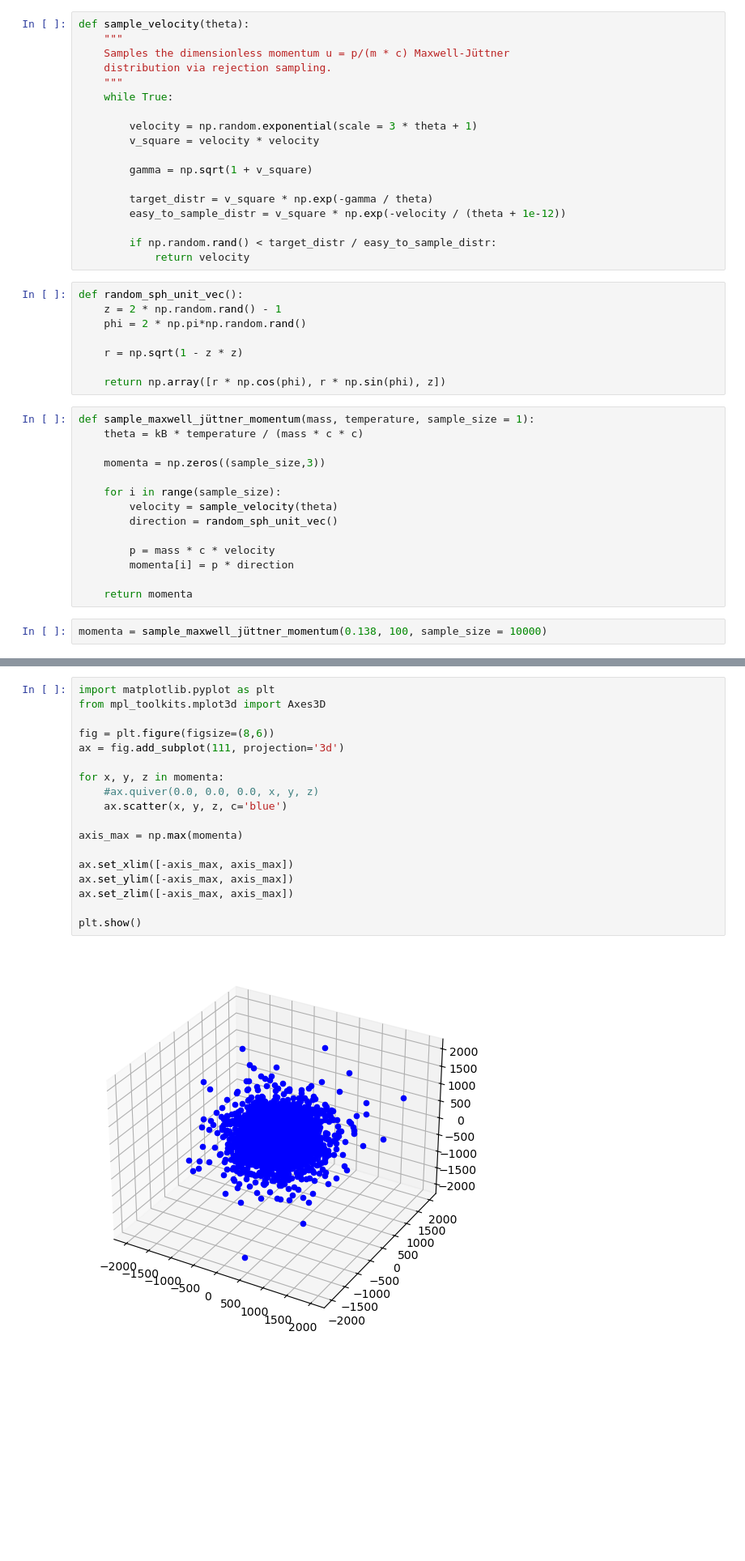
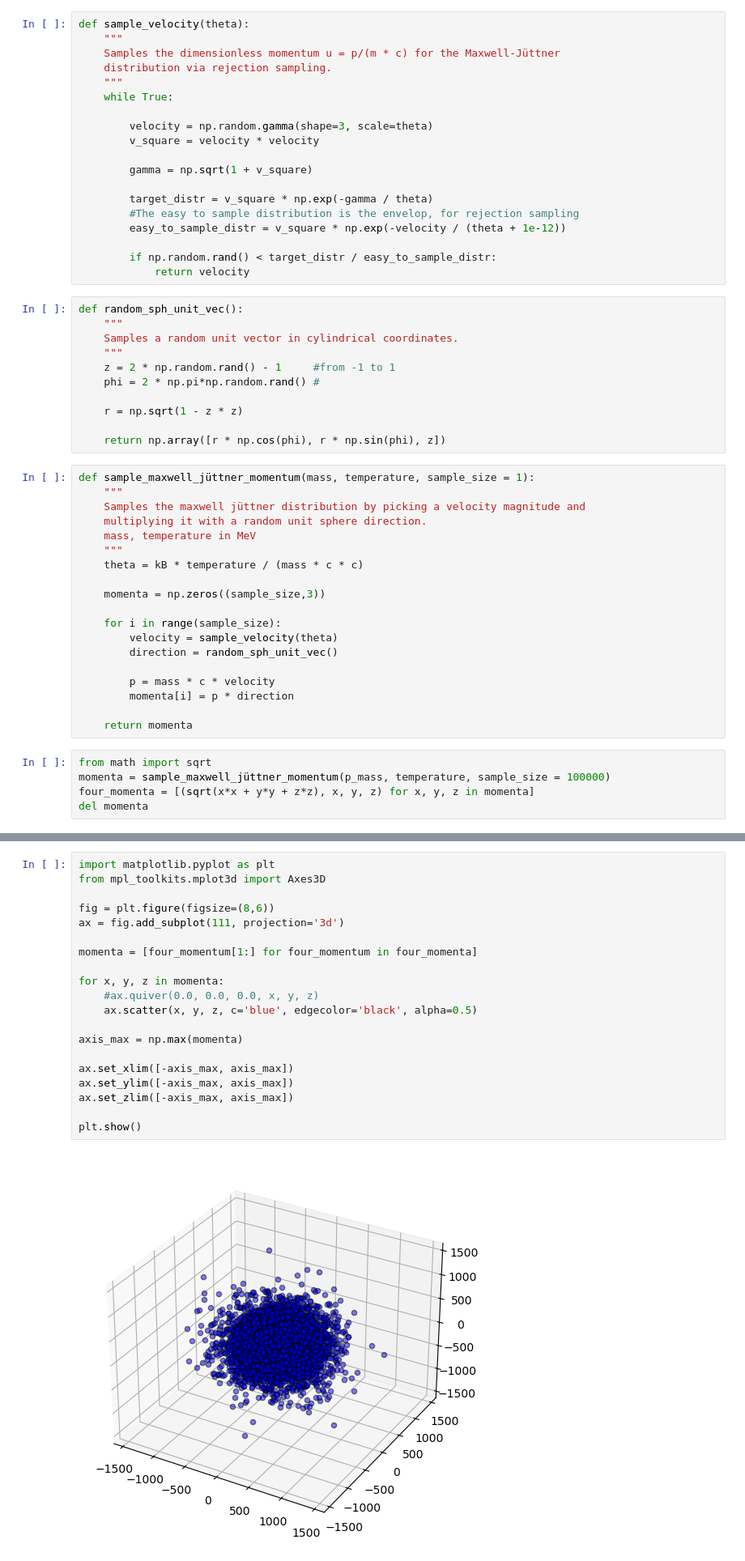
Before and after one commit to tcfuele/distribution_finder, a Jupyter notebook: data_creation_concept.ipynb, the cells around one changed output, grey strips where cells are left out. Shown at 81% size. Saved outputs shown, nothing was run; the diff lists cells and outputs as text; blank space fills up the shorter version.

```diff
--- a/data_creation_concept.ipynb
+++ b/data_creation_concept.ipynb
@@ -6,31 +28,40 @@ kB = 1
 # %%
 def sample_velocity(theta):
     """
-    Samples the dimensionless momentum u = p/(m * c) Maxwell-Jüttner
+    Samples the dimensionless momentum u = p/(m * c) for the Maxwell-Jüttner
     distribution via rejection sampling.
     """
     while True:
 
-        velocity = np.random.exponential(scale = 3 * theta + 1)
+        velocity = np.random.gamma(shape=3, scale=theta)
         v_square = velocity * velocity
 
         gamma = np.sqrt(1 + v_square)
 
         target_distr = v_square * np.exp(-gamma / theta)
+        #The easy to sample distribution is the envelop, for rejection sampling
         easy_to_sample_distr = v_square * np.exp(-velocity / (theta + 1e-12))
 
         if np.random.rand() < target_distr / easy_to_sample_distr:
             return velocity
 # %%
 def random_sph_unit_vec():
-    z = 2 * np.random.rand() - 1
-    phi = 2 * np.pi*np.random.rand()
+    """
+    Samples a random unit vector in cylindrical coordinates.
+    """
+    z = 2 * np.random.rand() - 1     #from -1 to 1
+    phi = 2 * np.pi*np.random.rand() #
 
     r = np.sqrt(1 - z * z)
 
     return np.array([r * np.cos(phi), r * np.sin(phi), z])
 # %%
 def sample_maxwell_jüttner_momentum(mass, temperature, sample_size = 1):
+    """
+    Samples the maxwell jüttner distribution by picking a velocity magnitude and
+    multiplying it with a random unit sphere direction.
+    mass, temperature in MeV
+    """
     theta = kB * temperature / (mass * c * c)
 
     momenta = np.zeros((sample_size,3))
@@ -44,4 +75,7 @@ def sample_maxwell_jüttner_momentum(mass, temperature, sample_size = 1):
 
     return momenta
 # %%
-momenta = sample_maxwell_jüttner_momentum(0.138, 100, sample_size = 10000)
+from math import sqrt
+momenta = sample_maxwell_jüttner_momentum(p_mass, temperature, sample_size = 100000)
+four_momenta = [(sqrt(x*x + y*y + z*z), x, y, z) for x, y, z in momenta]
+del momenta
@@ -48,20 +85,22 @@ momenta = sample_maxwell_jüttner_momentum(0.138, 100, sample_size = 10000)
 # %%
 import matplotlib.pyplot as plt
 from mpl_toolkits.mplot3d import Axes3D
 
 fig = plt.figure(figsize=(8,6))
 ax = fig.add_subplot(111, projection='3d')
 
+momenta = [four_momentum[1:] for four_momentum in four_momenta]
+
 for x, y, z in momenta:
     #ax.quiver(0.0, 0.0, 0.0, x, y, z)
-    ax.scatter(x, y, z, c='blue')
+    ax.scatter(x, y, z, c='blue', edgecolor='black', alpha=0.5)
 
 axis_max = np.max(momenta)
 
 ax.set_xlim([-axis_max, axis_max])
 ax.set_ylim([-axis_max, axis_max])
 ax.set_zlim([-axis_max, axis_max])
 
 plt.show()
 # %% [output]
-[figure, old version]
+[figure, new version]
```
Also changed, not shown: parts of 11 cells of this notebook, 1 other file.
